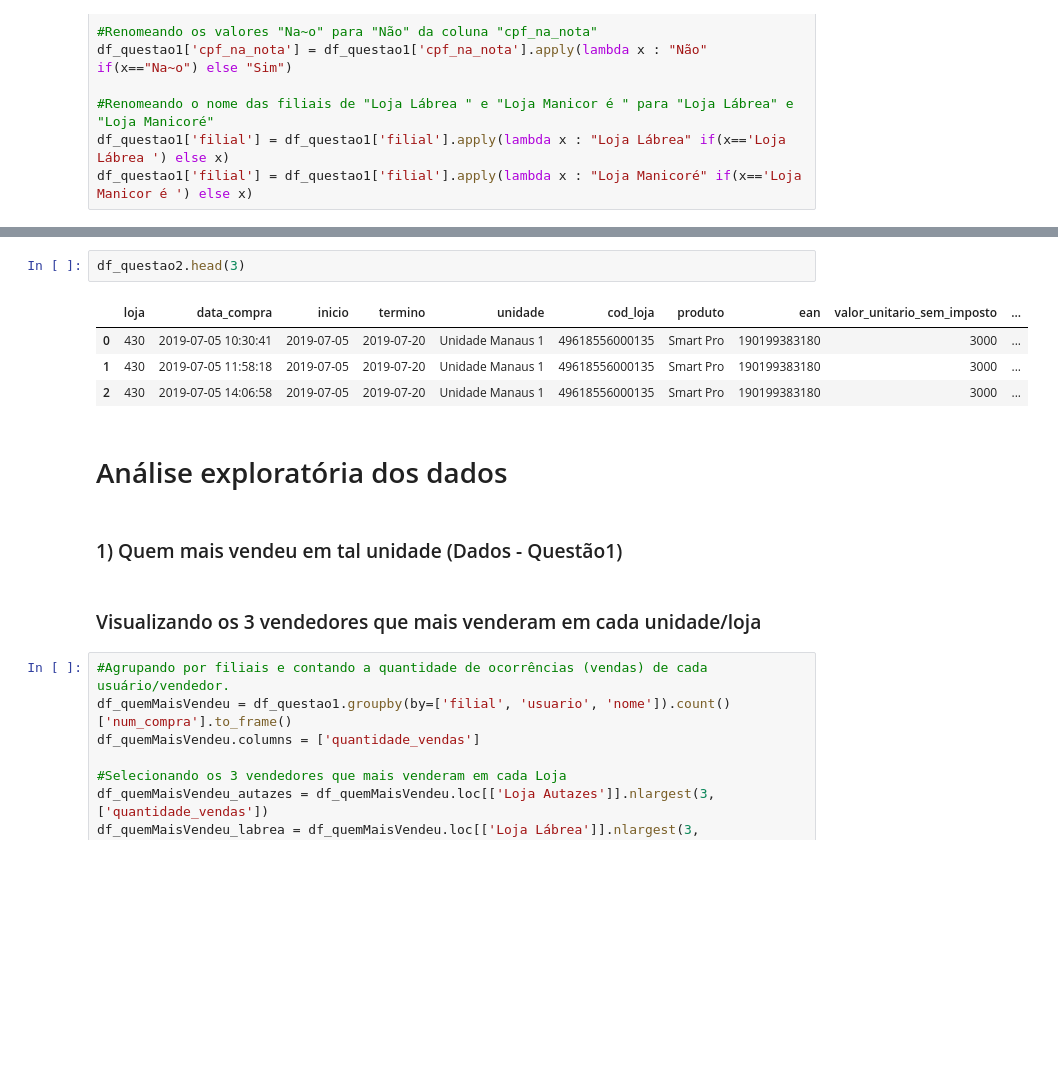
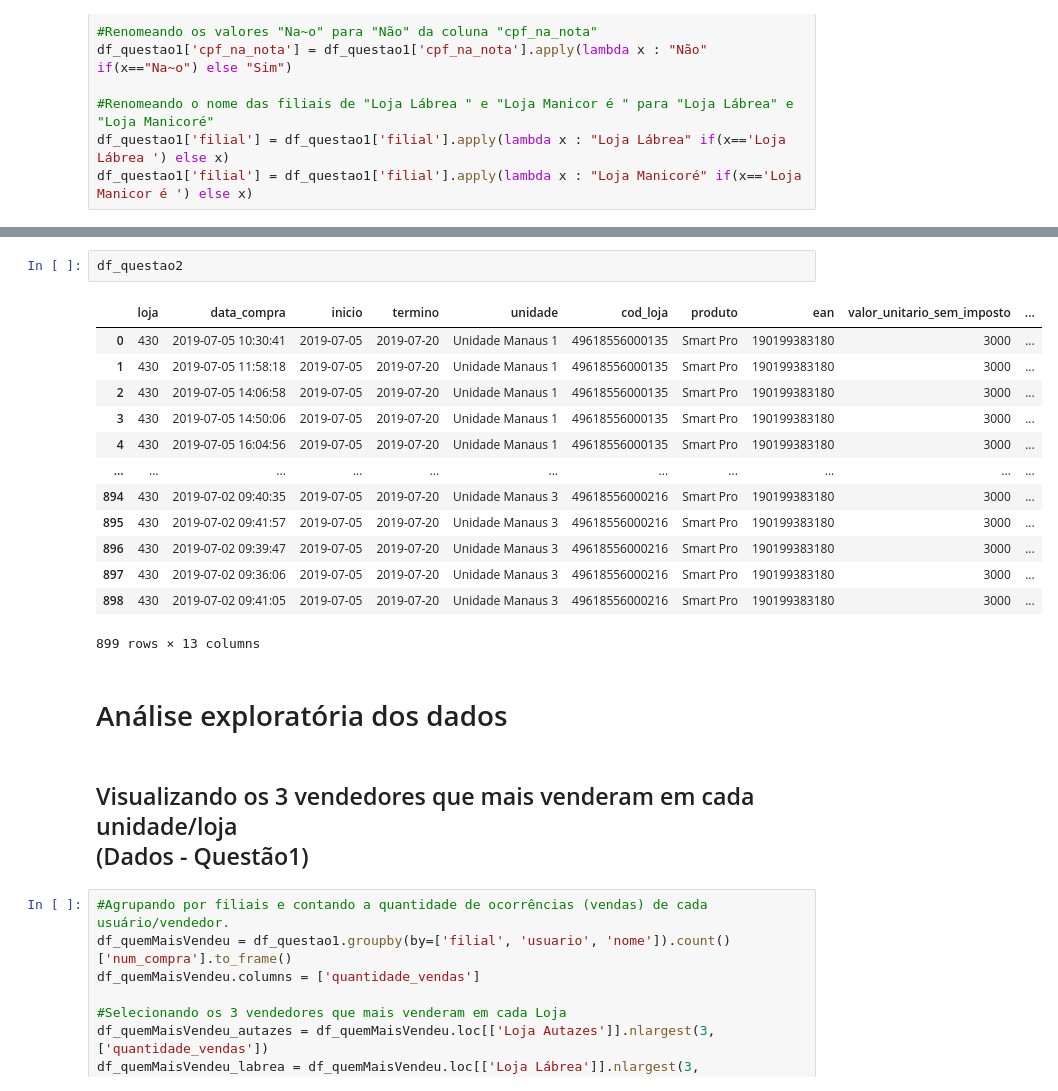
Before and after one commit to Klemersoncastro/Desafio-t-cnico-Bemol, a Jupyter notebook: Desafio Bemol - Código Fonte.ipynb, the cells around one changed output, grey strips where cells are left out. Drawn from its saved outputs; the diff is of its cells as text; blank space fills up the shorter version.

```diff
--- a/Desafio Bemol - Código Fonte.ipynb
+++ b/Desafio Bemol - Código Fonte.ipynb
@@ -35,16 +44,23 @@ df_questao1.head(3)
 # %%
-df_questao2.head(3)
+df_questao2
 # %% [output]
 |  | loja | data_compra | inicio | termino | unidade | cod_loja | produto | ean | valor_unitario_sem_imposto | ... |
 | 0 | 430 | 2019-07-05 10:30:41 | 2019-07-05 | 2019-07-20 | Unidade Manaus 1 | 49618556000135 | Smart Pro | 190199383180 | 3000 | ... |
 | 1 | 430 | 2019-07-05 11:58:18 | 2019-07-05 | 2019-07-20 | Unidade Manaus 1 | 49618556000135 | Smart Pro | 190199383180 | 3000 | ... |
 | 2 | 430 | 2019-07-05 14:06:58 | 2019-07-05 | 2019-07-20 | Unidade Manaus 1 | 49618556000135 | Smart Pro | 190199383180 | 3000 | ... |
+| 3 | 430 | 2019-07-05 14:50:06 | 2019-07-05 | 2019-07-20 | Unidade Manaus 1 | 49618556000135 | Smart Pro | 190199383180 | 3000 | ... |
+| 4 | 430 | 2019-07-05 16:04:56 | 2019-07-05 | 2019-07-20 | Unidade Manaus 1 | 49618556000135 | Smart Pro | 190199383180 | 3000 | ... |
+| ... | ... | ... | ... | ... | ... | ... | ... | ... | ... | ... |
+| 894 | 430 | 2019-07-02 09:40:35 | 2019-07-05 | 2019-07-20 | Unidade Manaus 3 | 49618556000216 | Smart Pro | 190199383180 | 3000 | ... |
+| 895 | 430 | 2019-07-02 09:41:57 | 2019-07-05 | 2019-07-20 | Unidade Manaus 3 | 49618556000216 | Smart Pro | 190199383180 | 3000 | ... |
+| 896 | 430 | 2019-07-02 09:39:47 | 2019-07-05 | 2019-07-20 | Unidade Manaus 3 | 49618556000216 | Smart Pro | 190199383180 | 3000 | ... |
+| 897 | 430 | 2019-07-02 09:36:06 | 2019-07-05 | 2019-07-20 | Unidade Manaus 3 | 49618556000216 | Smart Pro | 190199383180 | 3000 | ... |
+| 898 | 430 | 2019-07-02 09:41:05 | 2019-07-05 | 2019-07-20 | Unidade Manaus 3 | 49618556000216 | Smart Pro | 190199383180 | 3000 | ... |
+899 rows × 13 columns
 # %% [markdown]
 # Análise exploratória dos dados
 # %% [markdown]
-### 1) Quem mais vendeu em tal unidade (Dados - Questão1)
+## Visualizando os 3 vendedores que mais venderam em cada unidade/loja <br>(Dados - Questão1)
-# %% [markdown]
-### Visualizando os 3 vendedores que mais venderam em cada unidade/loja
 # %%
 #Agrupando por filiais e contando a quantidade de ocorrências (vendas) de cada usuário/vendedor.
 df_quemMaisVendeu = df_questao1.groupby(by=['filial', 'usuario', 'nome']).count()['num_compra'].to_frame()
```
Also changed, not shown: parts of 13 cells of this notebook, 2 other files.
